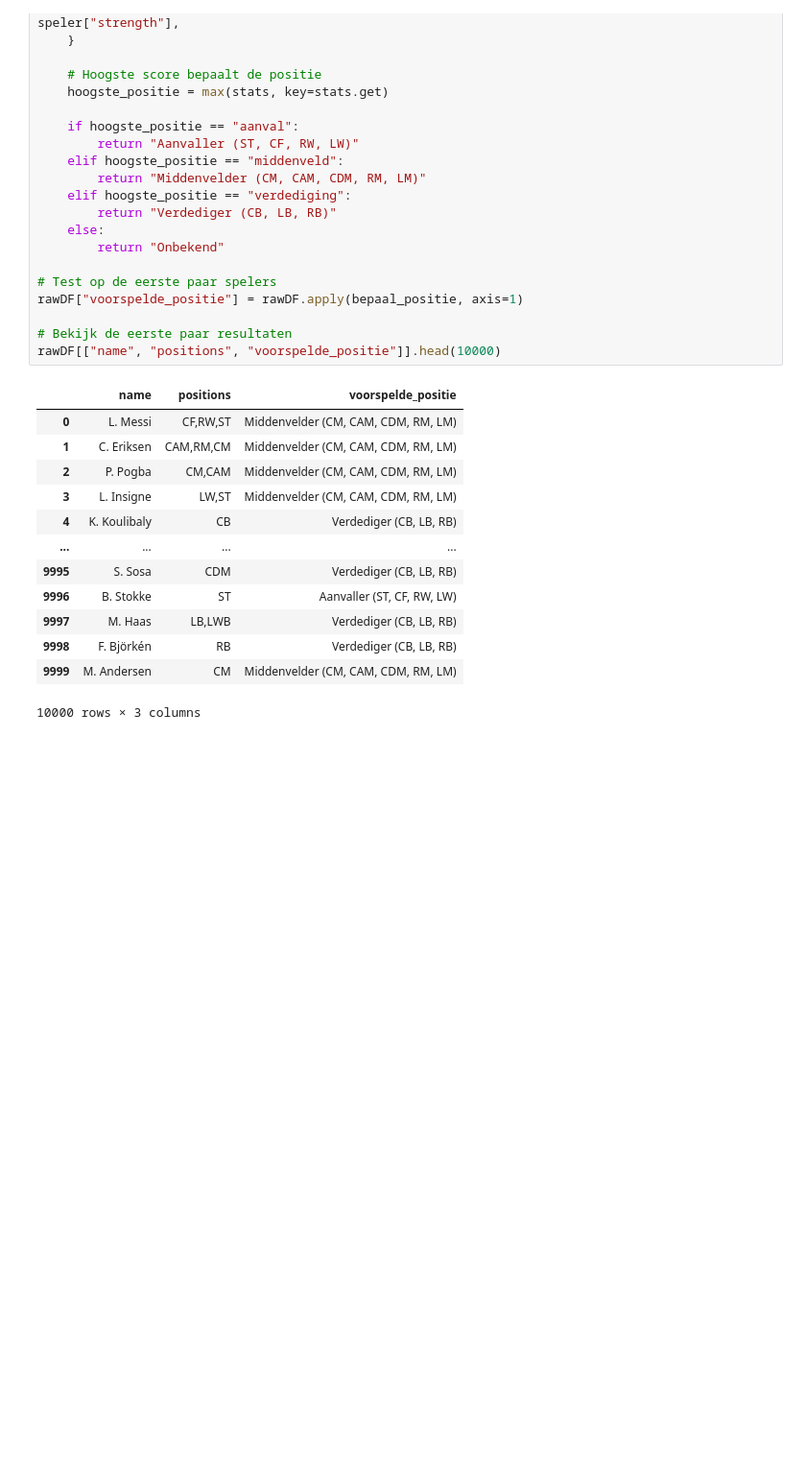
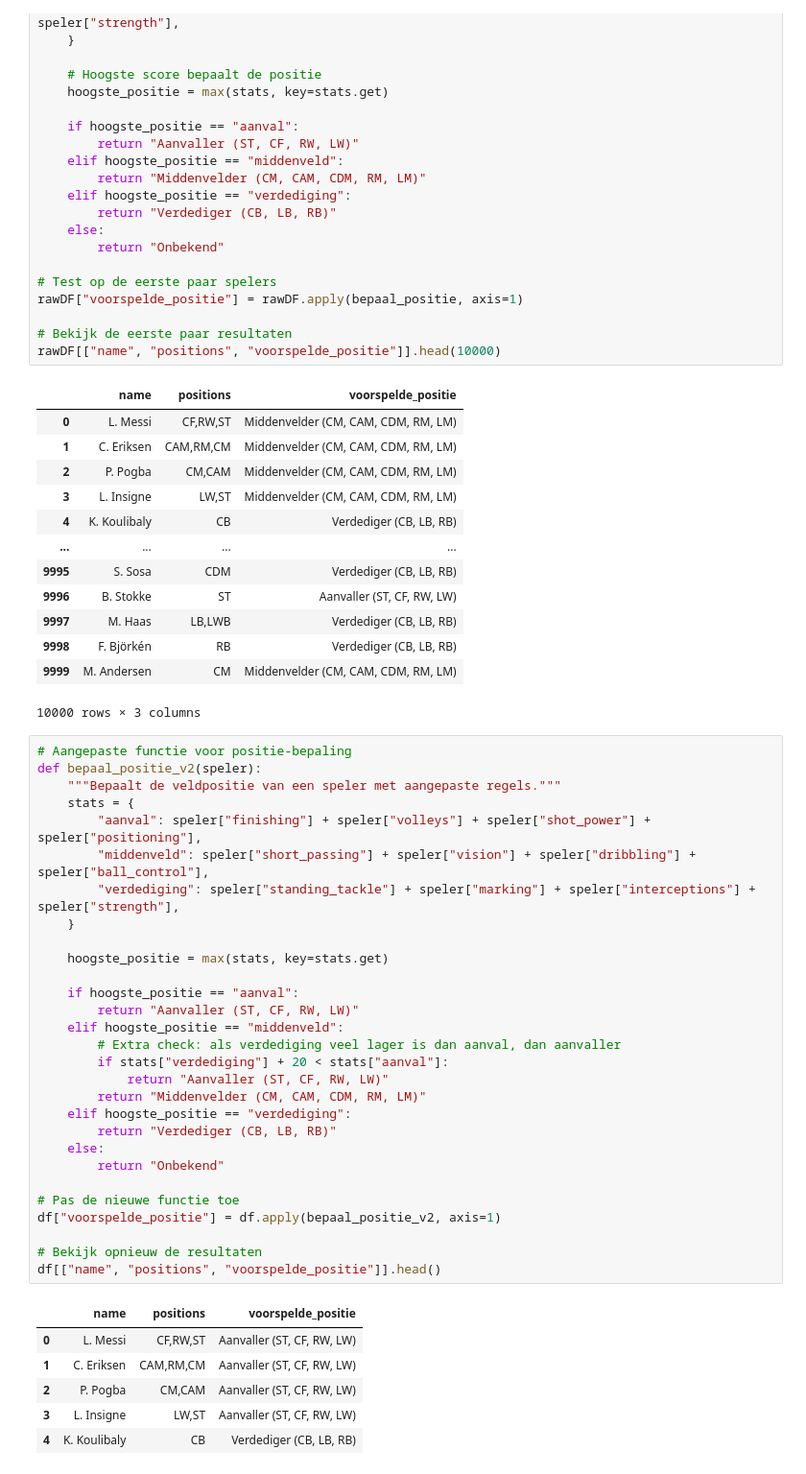
Before and after one commit to Markheuvelink/Data-Driven-Decision-Making-in-Business, a Jupyter notebook: 06 Data mining/Project/Project.ipynb, the cells around one changed output. Shown at 96% size. Cells and saved outputs as stored; diff of their text form; blank space fills up the shorter version.

```diff
--- a/06 Data mining/Project/Project.ipynb
+++ b/06 Data mining/Project/Project.ipynb
@@ -194,3 +196,39 @@ rawDF[["name", "positions", "voorspelde_positie"]].head(10000)
 | 9998 | F. Björkén | RB | Verdediger (CB, LB, RB) |
 | 9999 | M. Andersen | CM | Middenvelder (CM, CAM, CDM, RM, LM) |
 10000 rows × 3 columns
+# %%
+# Aangepaste functie voor positie-bepaling
+def bepaal_positie_v2(speler):
+    """Bepaalt de veldpositie van een speler met aangepaste regels."""
+    stats = {
+        "aanval": speler["finishing"] + speler["volleys"] + speler["shot_power"] + speler["positioning"],
+        "middenveld": speler["short_passing"] + speler["vision"] + speler["dribbling"] + speler["ball_control"],
+        "verdediging": speler["standing_tackle"] + speler["marking"] + speler["interceptions"] + speler["strength"],
+    }
+
+    hoogste_positie = max(stats, key=stats.get)
+
+    if hoogste_positie == "aanval":
+        return "Aanvaller (ST, CF, RW, LW)"
+    elif hoogste_positie == "middenveld":
+        # Extra check: als verdediging veel lager is dan aanval, dan aanvaller
+        if stats["verdediging"] + 20 < stats["aanval"]:
+            return "Aanvaller (ST, CF, RW, LW)"
+        return "Middenvelder (CM, CAM, CDM, RM, LM)"
+    elif hoogste_positie == "verdediging":
+        return "Verdediger (CB, LB, RB)"
+    else:
+        return "Onbekend"
+
+# Pas de nieuwe functie toe
+df["voorspelde_positie"] = df.apply(bepaal_positie_v2, axis=1)
+
+# Bekijk opnieuw de resultaten
+df[["name", "positions", "voorspelde_positie"]].head()
+# %% [output]
+|  | name | positions | voorspelde_positie |
+| 0 | L. Messi | CF,RW,ST | Aanvaller (ST, CF, RW, LW) |
+| 1 | C. Eriksen | CAM,RM,CM | Aanvaller (ST, CF, RW, LW) |
+| 2 | P. Pogba | CM,CAM | Aanvaller (ST, CF, RW, LW) |
+| 3 | L. Insigne | LW,ST | Aanvaller (ST, CF, RW, LW) |
+| 4 | K. Koulibaly | CB | Verdediger (CB, LB, RB) |
```
Also changed, not shown: parts of 3 cells of this notebook, 1 other file.
